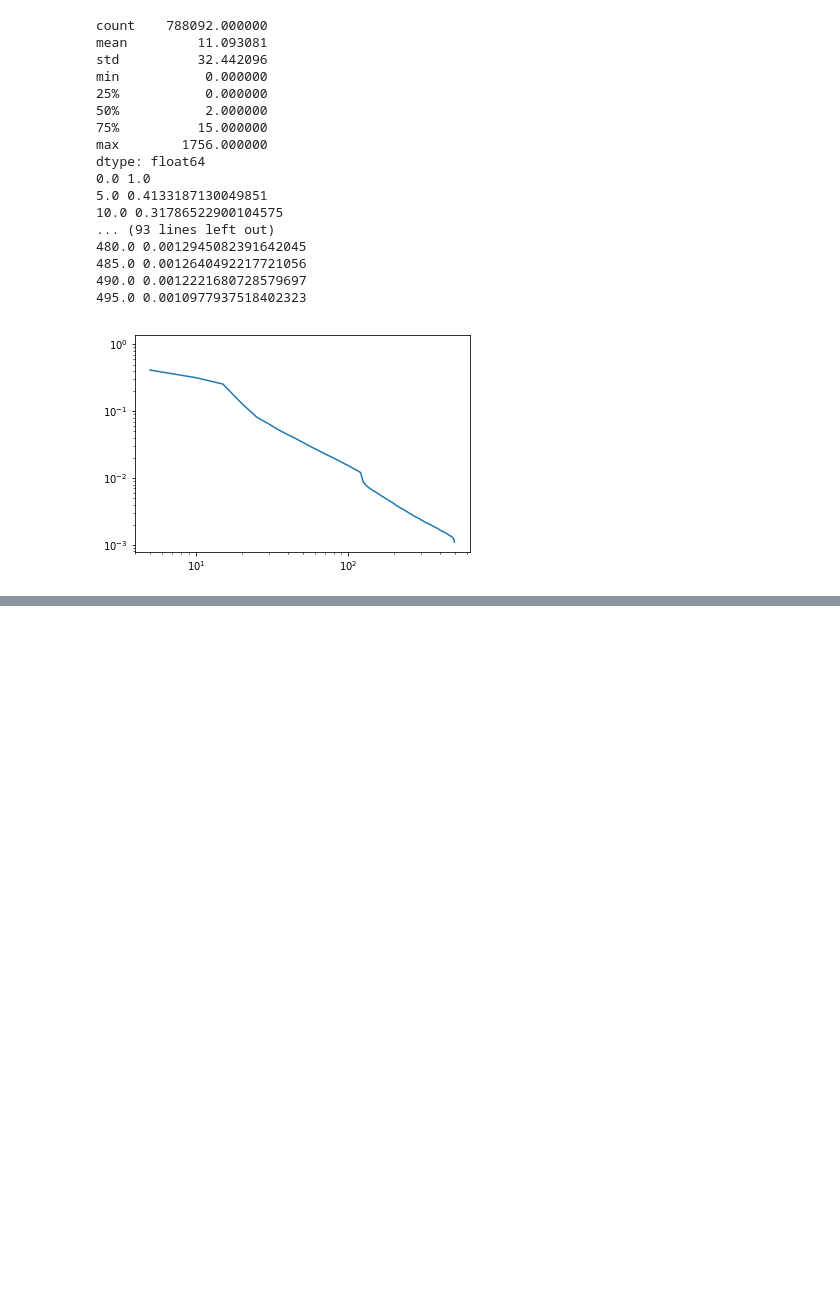
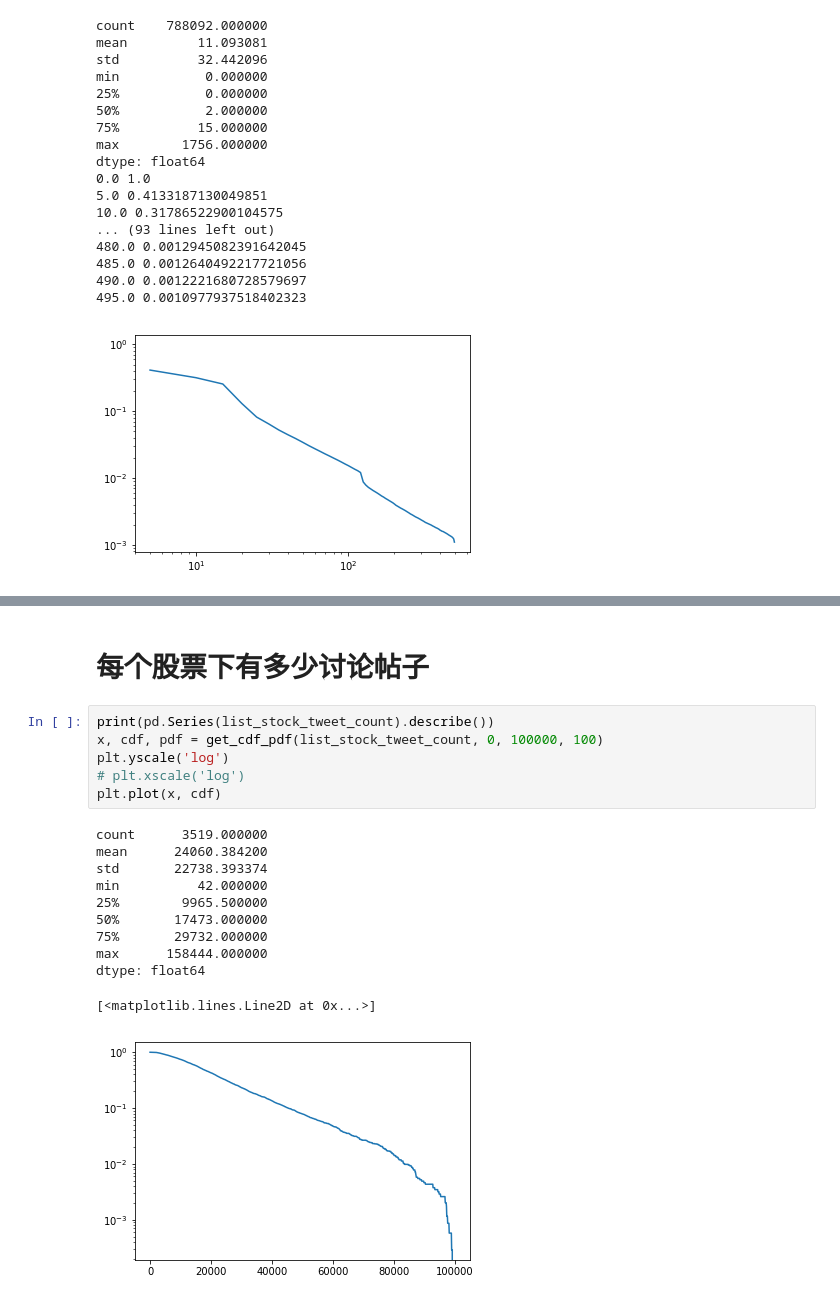
Before and after one commit to kayzhou/Guba_analysis, a Jupyter notebook: explore.ipynb, the cells around one changed output, grey strips where cells are left out. Drawn from its saved outputs; the diff is of its cells as text; blank space fills up the shorter version.

```diff
--- a/explore.ipynb
+++ b/explore.ipynb
@@ -215,0 +341,20 @@ dtype: float64
+# %% [markdown]
+# 每个股票下有多少讨论帖子
+# %%
+print(pd.Series(list_stock_tweet_count).describe())
+x, cdf, pdf = get_cdf_pdf(list_stock_tweet_count, 0, 100000, 100)
+plt.yscale('log')
+# plt.xscale('log')
+plt.plot(x, cdf)
+# %% [output]
+count      3519.000000
+mean      24060.384200
+std       22738.393374
+min          42.000000
+25%        9965.500000
+50%       17473.000000
+75%       29732.000000
+max      158444.000000
+dtype: float64
+[<matplotlib.lines.Line2D at 0x...>]
+[figure, added]
```
Also changed, not shown: parts of 10 cells of this notebook.
